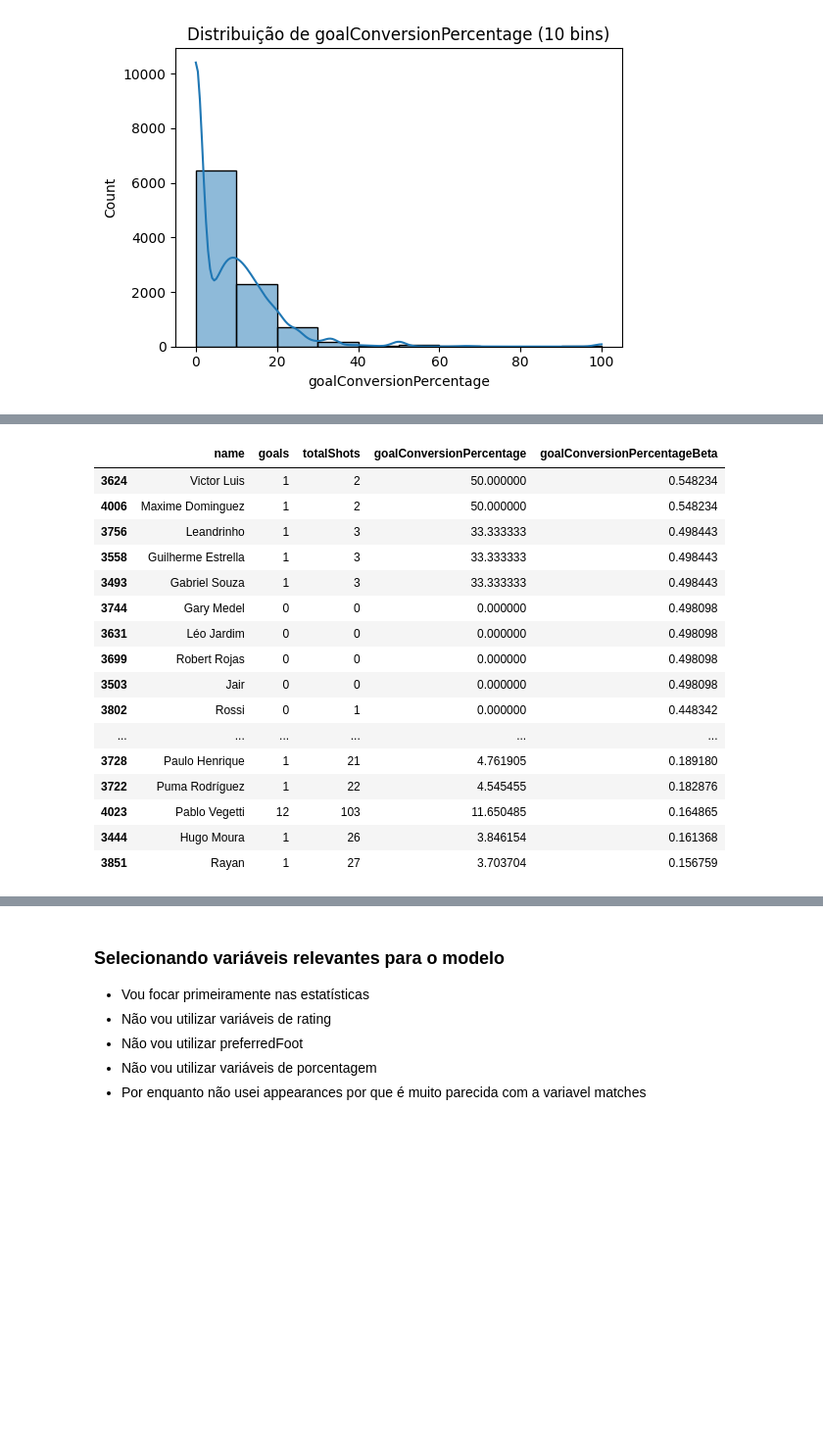
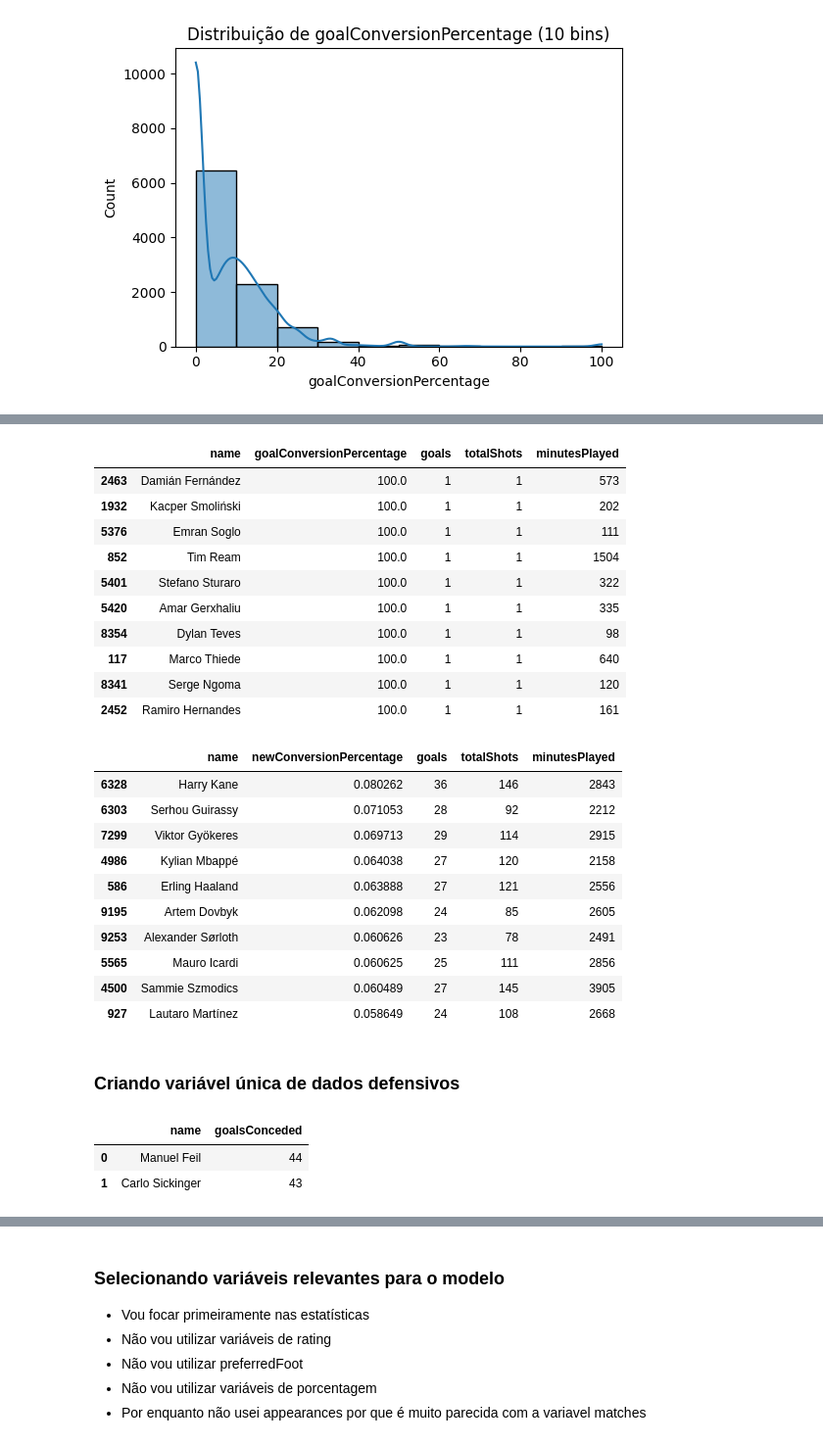
Before and after one commit to Yaak3/TCC2, a Jupyter notebook: Notebooks/analysis.ipynb, the cells around one changed output, grey strips where cells are left out. Shown at 98% size. Cells and saved outputs as stored; diff of their text form; code cells hidden in the pictures; blank space fills up the shorter version.

```diff
--- a/Notebooks/analysis.ipynb
+++ b/Notebooks/analysis.ipynb
@@ -2392,3 +2241,13 @@ df_stats_test[['matches', 'goals', 'totalPasses', 'minutesPlayed']].head(2)
 generic_distribution_plot(df_model, ['goalConversionPercentage'])
 # %% [output]
 [figure]
+# %%
+minmax_scaler = MinMaxScaler()
+df_min_max = minmax_scaler.fit_transform(df_model[['goalConversionPercentage']])
+# %%
+df_min_max = pd.DataFrame(df_min_max)
+# %%
+alpha, beta_param, loc, scale = beta.fit(df_min_max[0])
+
+# Normalmente, loc ≈ 0 e scale ≈ 1 para dados já normalizados
+print(f"alpha: {alpha}, beta: {beta_param}")
@@ -2395 +2276,3 @@ generic_distribution_plot(df_model, ['goalConversionPercentage'])
+# %%
+df_model['newConversionPercentage'] = (alpha + df_model['goals']) / (alpha + beta_param + df_model['totalShots'])
 # %%
@@ -2482,20 +2298,30 @@ teste_vasco['goalConversionPercentageBeta'] = (teste_vasco['goals'] + alpha0) /
 # %%
-teste_vasco[['name', 'goals', 'totalShots', 'goalConversionPercentage', 'goalConversionPercentageBeta']].sort_values('goalConversionPercentageBeta', ascending=False)
+df_model[['name','goalConversionPercentage', 'goals', 'totalShots','minutesPlayed']].sort_values('goalConversionPercentage', ascending=False)[:10]
 # %% [output]
-|  | name | goals | totalShots | goalConversionPercentage | goalConversionPercentageBeta |
-| 3624 | Victor Luis | 1 | 2 | 50.000000 | 0.548234 |
-| 4006 | Maxime Dominguez | 1 | 2 | 50.000000 | 0.548234 |
-| 3756 | Leandrinho | 1 | 3 | 33.333333 | 0.498443 |
-| 3558 | Guilherme Estrella | 1 | 3 | 33.333333 | 0.498443 |
-| 3493 | Gabriel Souza | 1 | 3 | 33.333333 | 0.498443 |
-| 3744 | Gary Medel | 0 | 0 | 0.000000 | 0.498098 |
-| 3631 | Léo Jardim | 0 | 0 | 0.000000 | 0.498098 |
-| 3699 | Robert Rojas | 0 | 0 | 0.000000 | 0.498098 |
-| 3503 | Jair | 0 | 0 | 0.000000 | 0.498098 |
-| 3802 | Rossi | 0 | 1 | 0.000000 | 0.448342 |
-| ... | ... | ... | ... | ... | ... |
-| 3728 | Paulo Henrique | 1 | 21 | 4.761905 | 0.189180 |
-| 3722 | Puma Rodríguez | 1 | 22 | 4.545455 | 0.182876 |
-| 4023 | Pablo Vegetti | 12 | 103 | 11.650485 | 0.164865 |
-| 3444 | Hugo Moura | 1 | 26 | 3.846154 | 0.161368 |
-| 3851 | Rayan | 1 | 27 | 3.703704 | 0.156759 |
+|  | name | goalConversionPercentage | goals | totalShots | minutesPlayed |
+| 2463 | Damián Fernández | 100.0 | 1 | 1 | 573 |
+| 1932 | Kacper Smoliński | 100.0 | 1 | 1 | 202 |
+| 5376 | Emran Soglo | 100.0 | 1 | 1 | 111 |
+| 852 | Tim Ream | 100.0 | 1 | 1 | 1504 |
+| 5401 | Stefano Sturaro | 100.0 | 1 | 1 | 322 |
+| 5420 | Amar Gerxhaliu | 100.0 | 1 | 1 | 335 |
+| 8354 | Dylan Teves | 100.0 | 1 | 1 | 98 |
+| 117 | Marco Thiede | 100.0 | 1 | 1 | 640 |
+| 8341 | Serge Ngoma | 100.0 | 1 | 1 | 120 |
+| 2452 | Ramiro Hernandes | 100.0 | 1 | 1 | 161 |
+# %%
+df_model[['name','newConversionPercentage', 'goals', 'totalShots', 'minutesPlayed']].sort_values('newConversionPercentage', ascending=False)[:10]
+# %% [output]
+|  | name | newConversionPercentage | goals | totalShots | minutesPlayed |
+| 6328 | Harry Kane | 0.080262 | 36 | 146 | 2843 |
+| 6303 | Serhou Guirassy | 0.071053 | 28 | 92 | 2212 |
+| 7299 | Viktor Gyökeres | 0.069713 | 29 | 114 | 2915 |
+| 4986 | Kylian Mbappé | 0.064038 | 27 | 120 | 2158 |
+| 586 | Erling Haaland | 0.063888 | 27 | 121 | 2556 |
+| 9195 | Artem Dovbyk | 0.062098 | 24 | 85 | 2605 |
+| 9253 | Alexander Sørloth | 0.060626 | 23 | 78 | 2491 |
+| 5565 | Mauro Icardi | 0.060625 | 25 | 111 | 2856 |
+| 4500 | Sammie Szmodics | 0.060489 | 27 | 145 | 3905 |
+| 927 | Lautaro Martínez | 0.058649 | 24 | 108 | 2668 |
+# %% [markdown]
+### Criando variável única de dados defensivos
@@ -2501,0 +2358,6 @@ teste_vasco[['name', 'goals', 'totalShots', 'goalConversionPercentage', 'goalCon
+# %%
+df_model[(df_model['goalsConceded'] > 0) & (df_model['position'] == 'M')][['name', 'goalsConceded']].head(2)
+# %% [output]
+|  | name | goalsConceded |
+| 0 | Manuel Feil | 44 |
+| 1 | Carlo Sickinger | 43 |
```
Also changed, not shown: parts of 77 cells of this notebook, 6 other files.
